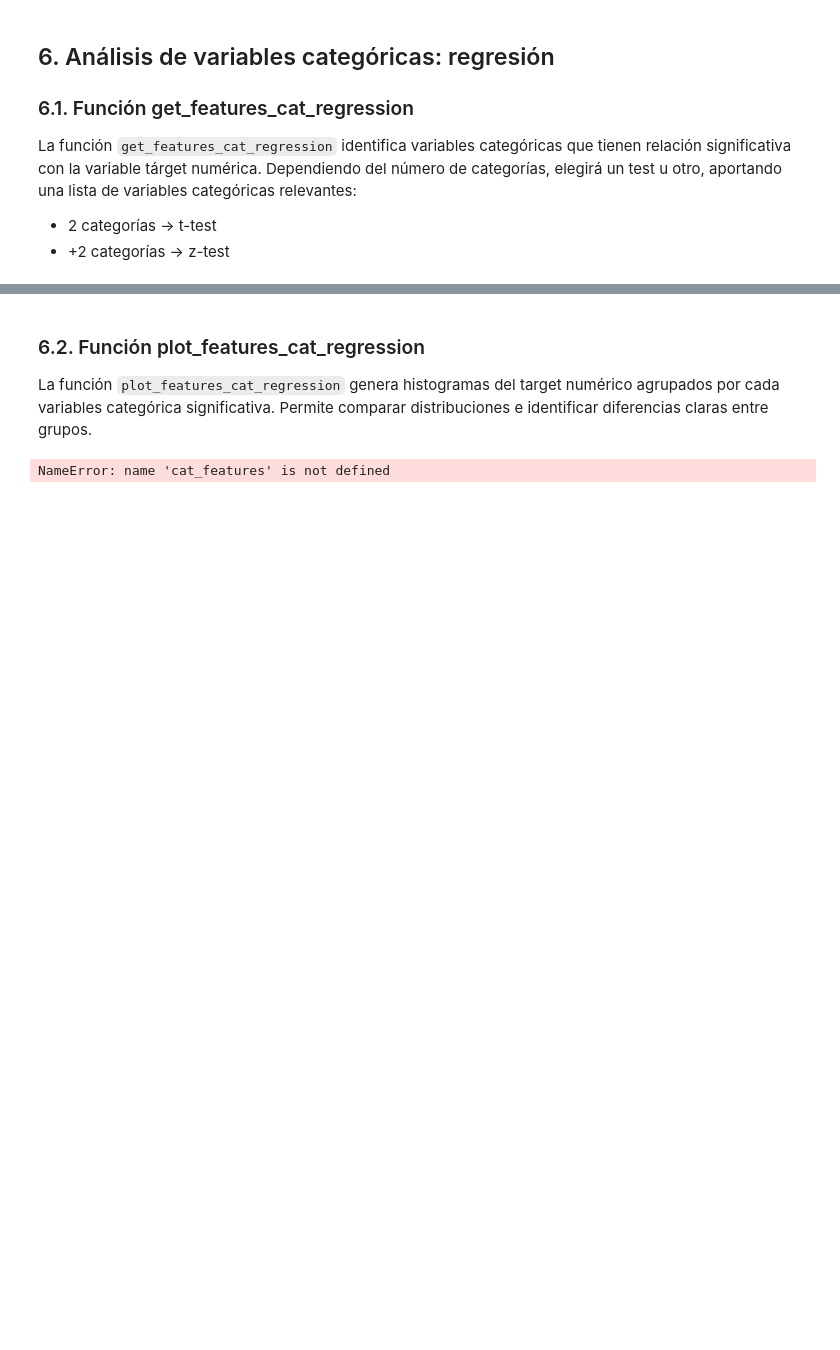
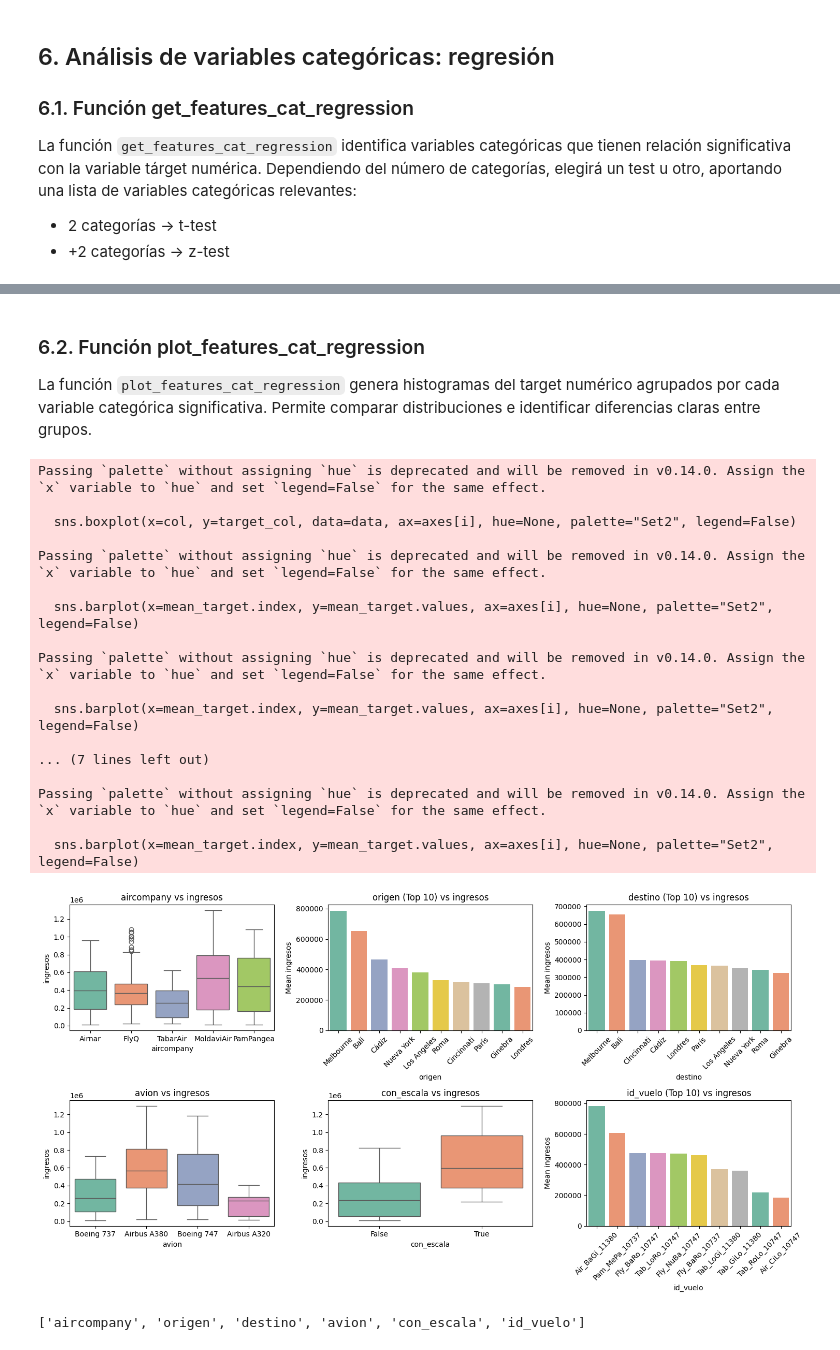
Before and after one commit to luciafuentes28/TEAM-M-03, a Jupyter notebook: CHALLENGE-TOOLBOX/ejemplo_toolbox.ipynb, the cells around one changed output, grey strips where cells are left out. Cells and saved outputs as stored; diff of their text form; code cells hidden in the pictures; blank space fills up the shorter version.

```diff
--- a/CHALLENGE-TOOLBOX/ejemplo_toolbox.ipynb
+++ b/CHALLENGE-TOOLBOX/ejemplo_toolbox.ipynb
@@ -131,7 +131,28 @@ NotImplementedError: more than two samples are not implemented yet
 # %% [markdown]
 ### 6.2. Función plot_features_cat_regression
-La función `plot_features_cat_regression` genera histogramas del target numérico agrupados por cada variables categórica significativa. Permite comparar distribuciones e identificar diferencias claras entre grupos.
+La función `plot_features_cat_regression` genera histogramas del target numérico agrupados por cada variable categórica significativa. Permite comparar distribuciones e identificar diferencias claras entre grupos.
 # %%
-tb.plot_features_cat_regression(df, target_col="ingresos", columns=cat_features, pvalue=0.05, with_individual_plot=True )
+tb.plot_features_cat_regression(df, target_col="ingresos", pvalue=0.05, with_individual_plot=True)
+
+# NOTA: Passing `palette` without assigning `hue` is deprecated and will be removed in v0.14.0. Assign the `x` variable to `hue` and set `legend=False` for the same effect.
+# sns.boxplot(x=col, y=target_col, data=data, ax=axes[i], hue=None, palette="Set2", legend=False)
 # %% [output]
-NameError: name 'cat_features' is not defined
+Passing `palette` without assigning `hue` is deprecated and will be removed in v0.14.0. Assign the `x` variable to `hue` and set `legend=False` for the same effect.
+
+  sns.boxplot(x=col, y=target_col, data=data, ax=axes[i], hue=None, palette="Set2", legend=False)
+
+Passing `palette` without assigning `hue` is deprecated and will be removed in v0.14.0. Assign the `x` variable to `hue` and set `legend=False` for the same effect.
+
+  sns.barplot(x=mean_target.index, y=mean_target.values, ax=axes[i], hue=None, palette="Set2", legend=False)
+
+Passing `palette` without assigning `hue` is deprecated and will be removed in v0.14.0. Assign the `x` variable to `hue` and set `legend=False` for the same effect.
+
+  sns.barplot(x=mean_target.index, y=mean_target.values, ax=axes[i], hue=None, palette="Set2", legend=False)
+
+... (7 lines left out)
+
+Passing `palette` without assigning `hue` is deprecated and will be removed in v0.14.0. Assign the `x` variable to `hue` and set `legend=False` for the same effect.
+
+  sns.barplot(x=mean_target.index, y=mean_target.values, ax=axes[i], hue=None, palette="Set2", legend=False)
+[figure, added]
+['aircompany', 'origen', 'destino', 'avion', 'con_escala', 'id_vuelo']
```
Also changed, not shown: parts of 1 cell of this notebook.
